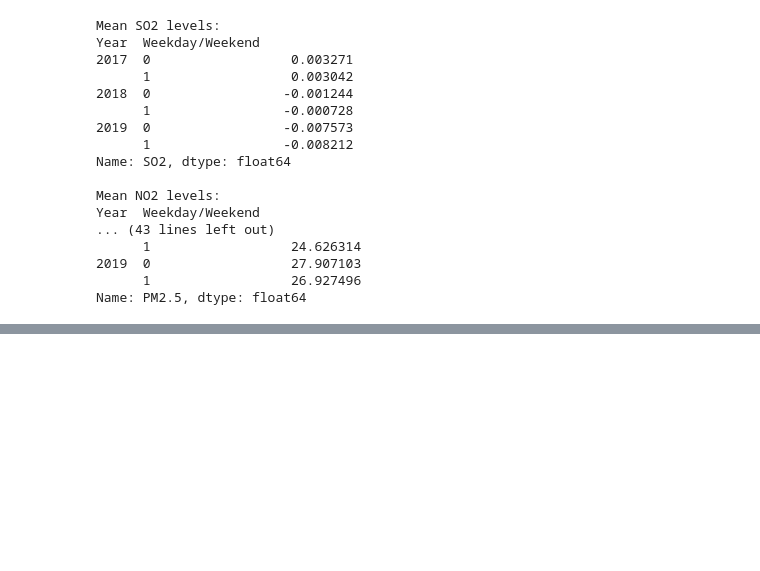
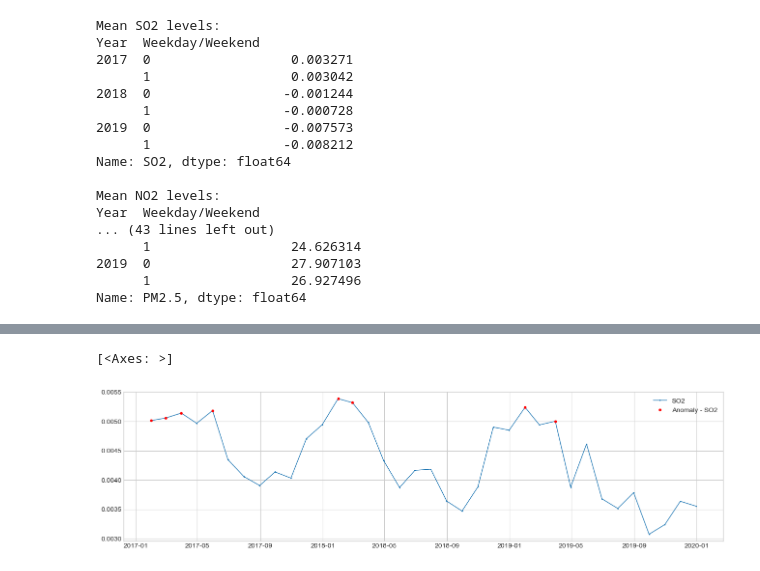
Before and after one commit to alpysbayev/test-task_DS-DE, a Jupyter notebook: ds-bi.ipynb, the cells around one changed output, grey strips where cells are left out. Cells and saved outputs as stored; diff of their text form; code cells hidden in the pictures; blank space fills up the shorter version.

```diff
--- a/ds-bi.ipynb
+++ b/ds-bi.ipynb
@@ -107,0 +201,7 @@ Name: PM2.5, dtype: float64
+# %%
+threshold = ThresholdAD(high=0.005, low=0.003)
+anomalies_SO2 = threshold.detect(df_SO2_sum)
+plot(df_SO2_sum, anomaly=anomalies_SO2, ts_linewidth=1, anomaly_markersize=3, anomaly_color='red', anomaly_tag='marker')
+# %% [output]
+[<Axes: >]
+[figure, added]
```
Also changed, not shown: parts of 22 cells of this notebook, 2 other files.
